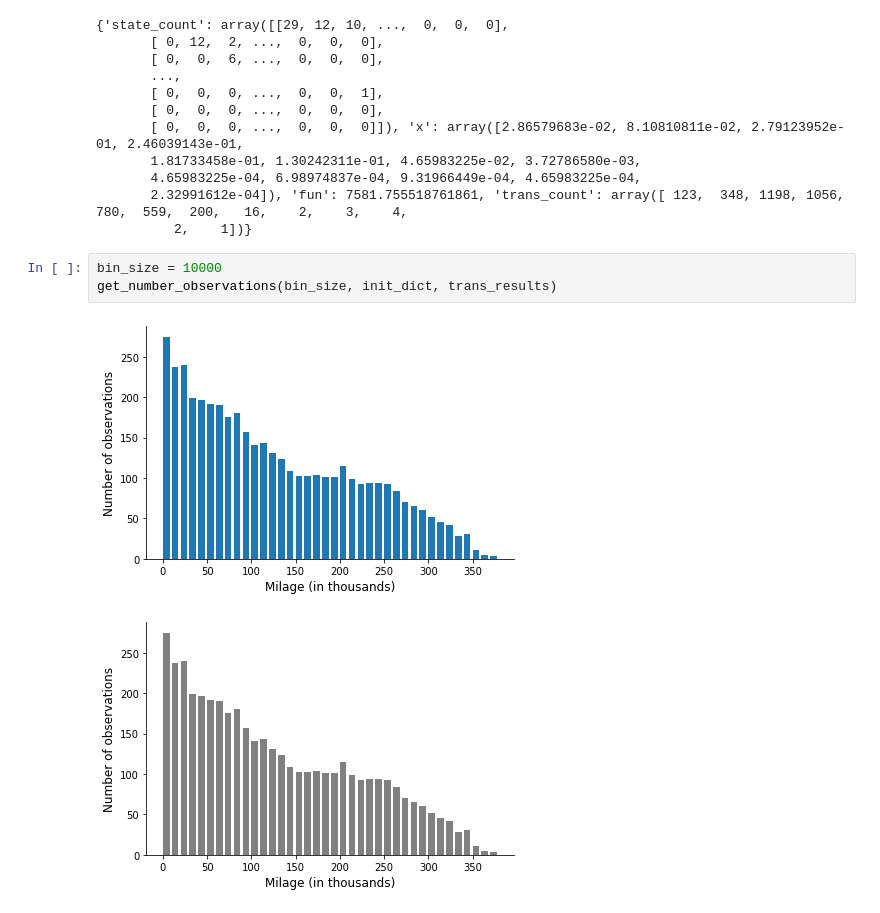
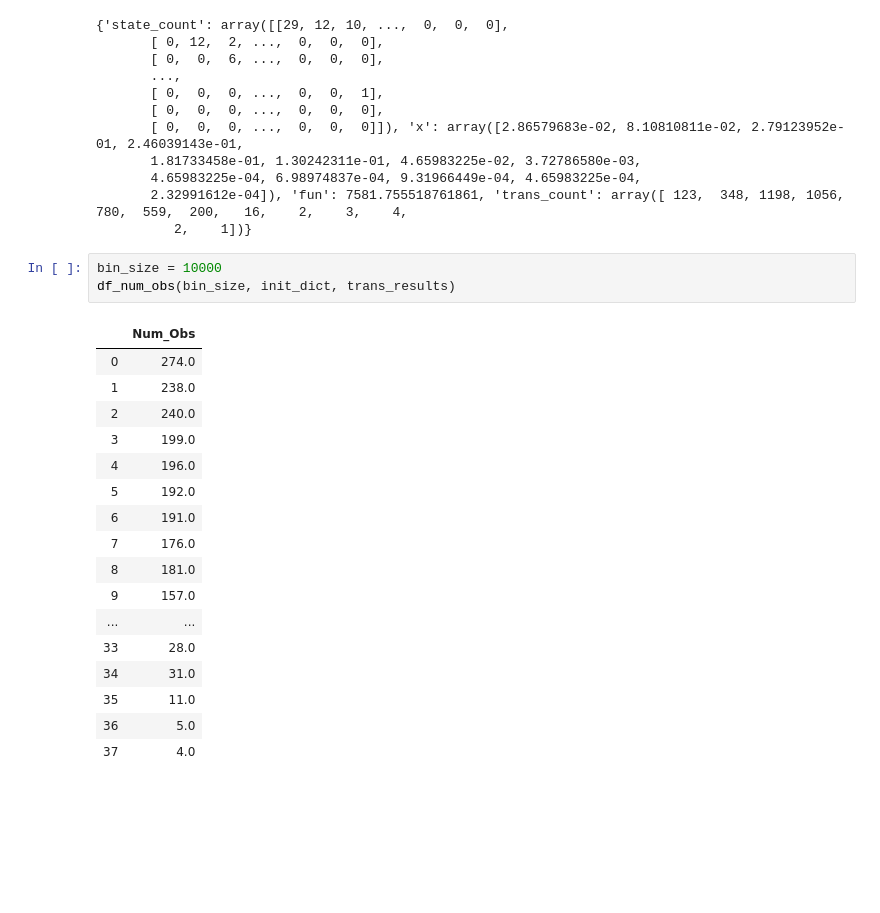
Before and after one commit to robustzurcher/analysis, a Jupyter notebook: notebooks/01_introduction.ipynb, the cells around one changed output. Cells and saved outputs as stored; diff of their text form; blank space fills up the shorter version.

```diff
--- a/notebooks/01_introduction.ipynb
+++ b/notebooks/01_introduction.ipynb
@@ -33,7 +33,22 @@ print(trans_results)
           2,    1])}
 # %%
 bin_size = 10000
-get_number_observations(bin_size, init_dict, trans_results)
+df_num_obs(bin_size, init_dict, trans_results)
 # %% [output]
-[figure, removed]
-[figure, removed]
+|  | Num_Obs |
+| 0 | 274.0 |
+| 1 | 238.0 |
+| 2 | 240.0 |
+| 3 | 199.0 |
+| 4 | 196.0 |
+| 5 | 192.0 |
+| 6 | 191.0 |
+| 7 | 176.0 |
+| 8 | 181.0 |
+| 9 | 157.0 |
+| ... | ... |
+| 33 | 28.0 |
+| 34 | 31.0 |
+| 35 | 11.0 |
+| 36 | 5.0 |
+| 37 | 4.0 |
```
Also changed, not shown: parts of 1 cell of this notebook, 1 other file.
